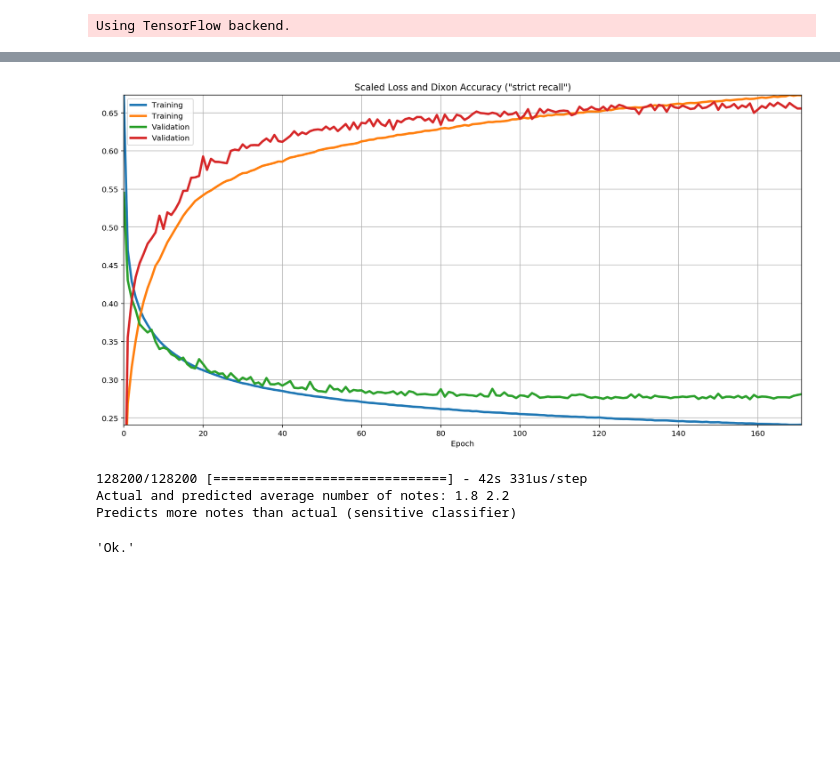
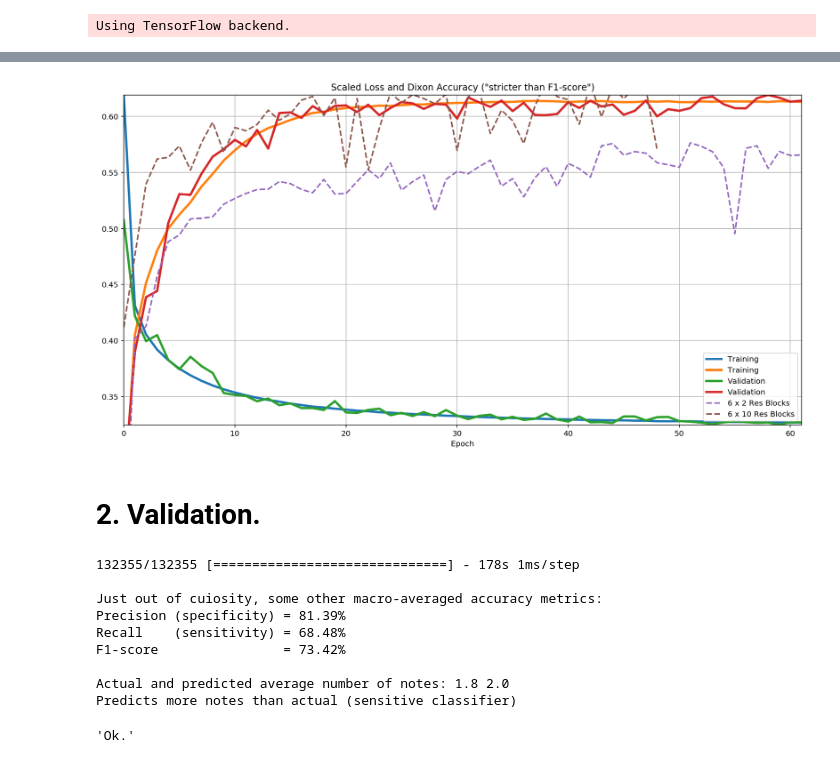
Before and after one commit to BShakhovsky/PolyphonicPianoTranscription, a Jupyter notebook: 2 Training & Validation.ipynb, the cells around one changed output, grey strips where cells are left out. Saved outputs shown, nothing was run; the diff lists cells and outputs as text; code cells hidden in the pictures; blank space fills up the shorter version.

```diff
--- a/2 Training & Validation.ipynb
+++ b/2 Training & Validation.ipynb
@@ -78,4 +63,4 @@ def Dixon(yTrue, yPred):
     tp, pp, rp = K.sum(yTrue * K.round(yPred)), K.sum(K.round(yPred)), K.sum(yTrue)
     return 1 if pp == 0 and rp == 0 else tp / (pp + rp - tp + K.epsilon())
 
-batchSize, modelFolder = 1_024, 'Models' # HDF5-files
+batchSize, modelFolder = 2_048, 'Models' # HDF5-files
@@ -124,0 +168,19 @@ Spent 99 epochs, current validation loss and Dixon are:
+# %%
+evalBatchSize = 8_192
+
+if not isdir(modelFolder): makedirs(modelFolder)
+model = hist = None
+if exists(modelFolder + '/Training Model.hdf5') and exists(modelFolder + '/Training History.npy'):
+    hist = np.load(modelFolder + '/Training History.npy')[0]
+    print('Loading pre-trained model...')
+    model = load_model(modelFolder + '/Training Model.hdf5', {'Dixon': Dixon})
+    print('Spent', len(hist['loss']), 'epochs, current validation loss and Dixon are:')
+    print(model.evaluate(cqtsTest, notesTest, evalBatchSize, 1))
+
+elif not exists(modelFolder + '/Training Model.hdf5') and not exists(modelFolder + '/Training History.npy'):
+    model = CreateModel()
+    model.compile('Adam', 'categorical_crossentropy', [Dixon])
+
+else: assert False, 'Either provide both training model & training history files, or none'
+
+SVG(model_to_dot(model, True, False).create(format='svg'))
@@ -135,15 +205,15 @@ class ValDixon_ProgbarLogger(ProgbarLogger):
 # To print the 1st line with the number of train/validate samples, and to init history dict:
 newHist = model.fit(cqtsTrain, notesTrain, batchSize, 0 if hist else 1, validation_data=(cqtsTest, notesTest)).history
 if not hist: hist = newHist
-loss, dixonTrain, dixonVal = float('inf'), hist['Dixon'][-1], hist['val_Dixon'][-1]
+loss, dixonTrain, dixonVal = np.inf, hist['Dixon'][-1], hist['val_Dixon'][-1]
 while loss > hist['loss'][-1]:
     loss, newHist = hist['loss'][-1], model.fit(cqtsTrain, notesTrain, batchSize, 1, 0, callbacks=[
         ValDixon_ProgbarLogger()], validation_data=(cqtsTest, notesTest)).history
     hist = {key: hist[key] + val for key, val in newHist.items()}
     if dixonTrain < hist['Dixon'][-1] and dixonVal < hist['val_Dixon'][-1]:
         dixonTrain, dixonVal = hist['Dixon'][-1], hist['val_Dixon'][-1]
-        np.save('{}/Training History {:.2f} {:.2f}'.format(
-            modelFolder, hist['Dixon'][-1] * 100, hist['val_Dixon'][-1] * 100), [hist])
-        model.save('{}/Training Model {:.2f} {:.2f}.hp5'.format(
-            modelFolder, hist['Dixon'][-1] * 100, hist['val_Dixon'][-1] * 100))
+        np.save('{}/Training History {} {:.2f} {:.2f}'.format(
+            modelFolder, nResBlocks, hist['Dixon'][-1] * 100, hist['val_Dixon'][-1] * 100), [hist])
+        model.save('{}/Training Model {} {:.2f} {:.2f}.hdf5'.format(
+            modelFolder, nResBlocks, hist['Dixon'][-1] * 100, hist['val_Dixon'][-1] * 100))
 # %% [output]
@@ -167,34 +237,53 @@ Epoch 00027: early stopping
 # %%
 plt.figure(figsize=(16, 8))
 
 maxDixon  = max(hist['Dixon'] + hist['val_Dixon'])
 lossScale = max(hist['loss']  + hist['val_loss']) / maxDixon
 
-plt.plot(range(len(hist[     'loss'])), hist[     'loss'] / lossScale, linewidth=3, label='Training')
-plt.plot(range(len(hist[    'Dixon'])), hist[    'Dixon'],             linewidth=3, label='Training')
-plt.plot(range(len(hist[ 'val_loss'])), hist[ 'val_loss'] / lossScale, linewidth=3, label='Validation')
-plt.plot(range(len(hist['val_Dixon'])), hist['val_Dixon'],             linewidth=3, label='Validation')
+plt.plot(hist[     'loss'] / lossScale, linewidth=3, label='Training')
+plt.plot(hist[    'Dixon'],             linewidth=3, label='Training')
+plt.plot(hist[ 'val_loss'] / lossScale, linewidth=3, label='Validation')
+plt.plot(hist['val_Dixon'],             linewidth=3, label='Validation')
+plt.plot(np.load(modelFolder + '/Training History 2 56.17 54.46.npy')[0]['val_Dixon'],
+                                  '--', linewidth=2, label='6 x 2 Res Blocks')
+plt.plot(np.load(modelFolder + '/Training History 10 62.65 57.04.npy')[0]['val_Dixon'],
+                                  '--', linewidth=2, label='6 x 10 Res Blocks')
 plt.legend()
 
 plt.title('Scaled Loss and Dixon Accuracy ("stricter than F1-score")')
 plt.xlabel('Epoch')
-plt.xlim(0,  len(hist['loss']) - 1)
+plt.xlim(0, len(hist['loss']) - 1)
 plt.ylim(min(hist['loss'] + hist['val_loss']) / lossScale, maxDixon)
 plt.grid()
 # %% [output]
-[figure, old version]
+[figure, new version]
+# %% [markdown]
+# 2. Validation.
 # %%
 yProb = model.predict(cqtsTest, evalBatchSize, 1)
-assert 0 <= yProb.min() < 1e-6 and 1 - 1e-6 < yProb.max() <= 1
+assert 0 < yProb.min() < 1e-6 and 1 - 1e-6 < yProb.max() <= 1
+
+yPred = binarize(yProb, .5).astype(int)
+print('\nJust out of cuiosity, some other macro-averaged accuracy metrics:\n'
+      'Precision (specificity) = {:.2%}\nRecall    (sensitivity) = {:.2%}\nF1-score                = {:.2%}'.format(
+          precision_score(notesTest, yPred, average='macro'), recall_score(notesTest, yPred, average='macro'),
+          f1_score(notesTest, yPred, average='macro')))
+
 numNotesTrue, numNotesPred = notesTest.sum(1).mean(), yProb.mean() * 88
-print('Actual and predicted average number of notes: {:.1f} {:.1f}'.format(numNotesTrue, numNotesPred))
+print('\nActual and predicted average number of notes: {:.1f} {:.1f}'.format(numNotesTrue, numNotesPred))
 print('Predicts',                'more' if numNotesPred > numNotesTrue else 'less',
       'notes than actual', '(sensitive' if numNotesPred > numNotesTrue else '(specific', 'classifier)')
 assert abs(numNotesTrue - numNotesPred) < .5
 'Ok.'
 # %% [output]
-128200/128200 [==============================] - 42s 331us/step
-Actual and predicted average number of notes: 1.8 2.2
+132355/132355 [==============================] - 178s 1ms/step
+
+Just out of cuiosity, some other macro-averaged accuracy metrics:
+Precision (specificity) = 81.39%
+Recall    (sensitivity) = 68.48%
+F1-score                = 73.42%
+
+Actual and predicted average number of notes: 1.8 2.0
 Predicts more notes than actual (sensitive classifier)
 'Ok.'
 # %%
```
Also changed, not shown: parts of 22 cells of this notebook, 3 other files.
